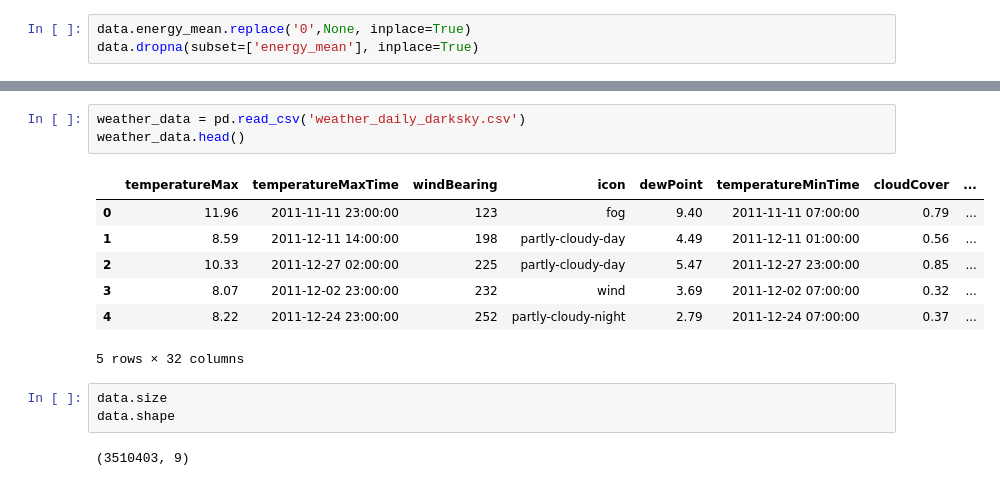
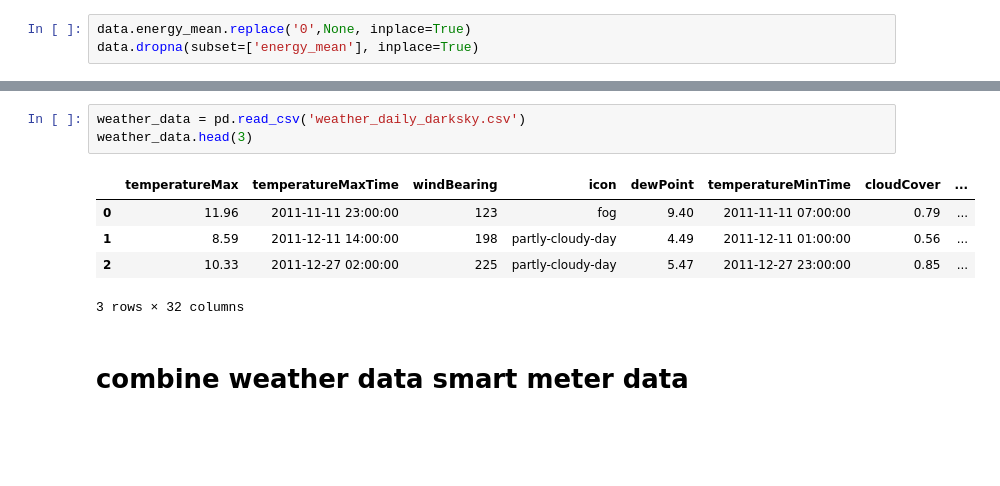
Before and after one commit to Waqas-Shah-42/Data-Analysis-using-smart-meter-data, a Jupyter notebook: analysis.ipynb, the cells around one changed output, grey strips where cells are left out. Cells and saved outputs as stored; diff of their text form; blank space fills up the shorter version.

```diff
--- a/analysis.ipynb
+++ b/analysis.ipynb
@@ -28,16 +27,11 @@ Reading the weateher data
 # %%
 weather_data = pd.read_csv('weather_daily_darksky.csv')
-weather_data.head()
+weather_data.head(3)
 # %% [output]
 |  | temperatureMax | temperatureMaxTime | windBearing | icon | dewPoint | temperatureMinTime | cloudCover | ... |
 | 0 | 11.96 | 2011-11-11 23:00:00 | 123 | fog | 9.40 | 2011-11-11 07:00:00 | 0.79 | ... |
 | 1 | 8.59 | 2011-12-11 14:00:00 | 198 | partly-cloudy-day | 4.49 | 2011-12-11 01:00:00 | 0.56 | ... |
 | 2 | 10.33 | 2011-12-27 02:00:00 | 225 | partly-cloudy-day | 5.47 | 2011-12-27 23:00:00 | 0.85 | ... |
-| 3 | 8.07 | 2011-12-02 23:00:00 | 232 | wind | 3.69 | 2011-12-02 07:00:00 | 0.32 | ... |
-| 4 | 8.22 | 2011-12-24 23:00:00 | 252 | partly-cloudy-night | 2.79 | 2011-12-24 07:00:00 | 0.37 | ... |
-5 rows × 32 columns
+3 rows × 32 columns
-# %%
-data.size
-data.shape
-# %% [output]
-(3510403, 9)
+# %% [markdown]
+# combine weather data smart meter data
```
Also changed, not shown: parts of 39 cells of this notebook, 5 other files.
